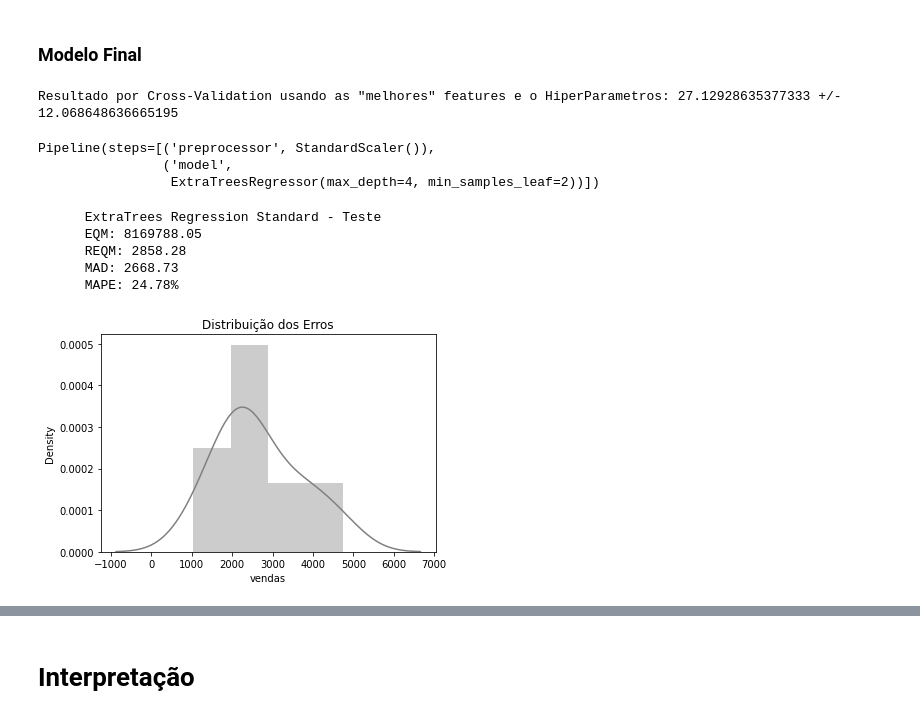
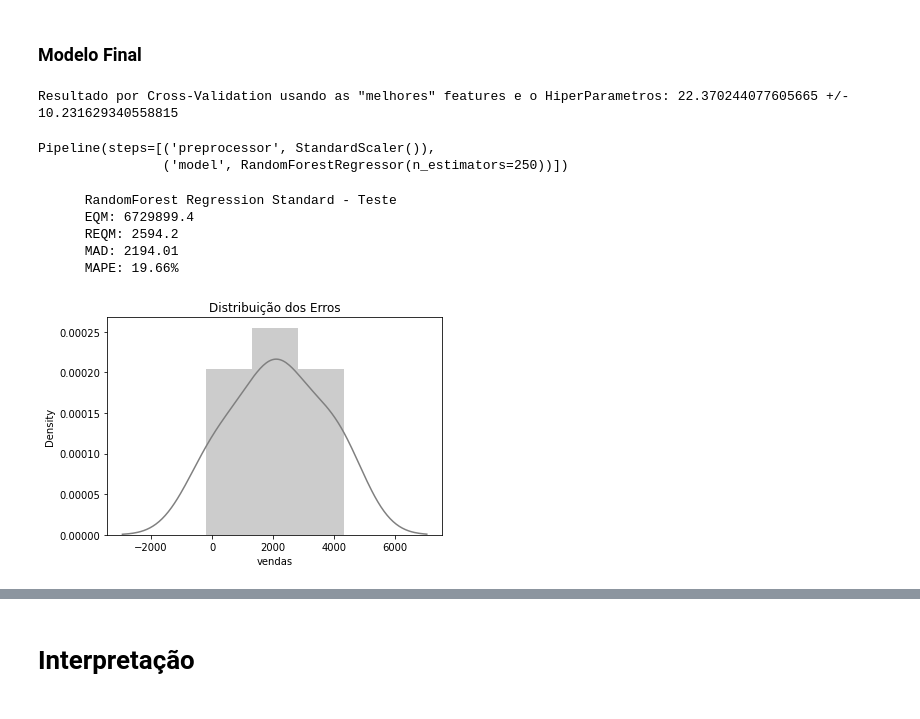
Before and after one commit to thiago-osorio/digital-house, a Jupyter notebook: projeto_integrador/Notebooks/modelagem.ipynb, the cells around one changed output, grey strips where cells are left out. Saved outputs shown, nothing was run; the diff lists cells and outputs as text; code cells hidden in the pictures.

Commit message:
Ajustes modelagem
Trocando o algoritmo principal do modelo

```diff
--- a/projeto_integrador/Notebooks/modelagem.ipynb
+++ b/projeto_integrador/Notebooks/modelagem.ipynb
@@ -488,7 +489,7 @@ params = {"model__max_depth": [None, 4, 8, 12, 16, 20],
           "model__n_estimators": np.arange(100,650,50)
           }
 # %%
-grid = GridSearchCV(pipe_et, param_grid=params, scoring='neg_mean_absolute_percentage_error', cv=tss, n_jobs=-1, verbose=1)
+grid = GridSearchCV(pipe_ensemble, param_grid=params, scoring='neg_mean_absolute_percentage_error', cv=tss, n_jobs=-1, verbose=1)
 grid.fit(X_r_treino_bfs, y_r_treino)
 # %% [output]
 Fitting 2 folds for each of 5940 candidates, totalling 11880 fits
@@ -511,45 +512,44 @@ grid.best_params_
 # %% [markdown]
 ### Modelo Final
 # %%
-pipe_et_tuned = Pipeline(steps=[
+pipe_ensemble_tuned = Pipeline(steps=[
     ('preprocessor', StandardScaler()),
-    ('model', ExtraTreesRegressor(max_depth=grid.best_params_['model__max_depth'],
+    ('model', RandomForestRegressor(max_depth=grid.best_params_['model__max_depth'],
                                   min_samples_leaf=grid.best_params_['model__min_samples_leaf'],
                                   min_samples_split=grid.best_params_['model__min_samples_split'],
                                   n_estimators=grid.best_params_['model__n_estimators']))
 ])
 # %%
-cv_bfs_tuned = cross_val_score(pipe_et_tuned, X_r_treino_bfs, y_r_treino, cv=tss, scoring='neg_mean_absolute_percentage_error')
+cv_bfs_tuned = cross_val_score(pipe_ensemble_tuned, X_r_treino_bfs, y_r_treino, cv=tss, scoring='neg_mean_absolute_percentage_error')
 print(f'''Resultado por Cross-Validation usando as "melhores" features e o HiperParametros: {cv_bfs_tuned.mean()*(-100)} +/- {cv_bfs_tuned.std()*(100)}''')
 # %% [output]
-Resultado por Cross-Validation usando as "melhores" features e o HiperParametros: 27.12928635377333 +/- 12.068648636665195
+Resultado por Cross-Validation usando as "melhores" features e o HiperParametros: 22.370244077605665 +/- 10.231629340558815
 # %%
-pipe_et_tuned.fit(X_r_treino_bfs, y_r_treino)
+pipe_ensemble_tuned.fit(X_r_treino_bfs, y_r_treino)
 # %% [output]
 Pipeline(steps=[('preprocessor', StandardScaler()),
-                ('model',
-                 ExtraTreesRegressor(max_depth=4, min_samples_leaf=2))])
+                ('model', RandomForestRegressor(n_estimators=250))])
 # %%
 X_r_teste_bfs = X_r_teste.loc[:,bfs_features]
-pred_teste_et_tuned = pipe_et_tuned.predict(X_r_teste_bfs)
+pred_teste_ensemble_tuned = pipe_ensemble_tuned.predict(X_r_teste_bfs)
 
-mse = metrics.mean_squared_error(y_r_teste, pred_teste_et_tuned)
-rmse = metrics.mean_squared_error(y_r_teste, pred_teste_et_tuned, squared=False)
-mad = metrics.mean_absolute_error(y_r_teste, pred_teste_et_tuned)
-mape = metrics.mean_absolute_percentage_error(y_r_teste, pred_teste_et_tuned)
+mse = metrics.mean_squared_error(y_r_teste, pred_teste_ensemble_tuned)
+rmse = metrics.mean_squared_error(y_r_teste, pred_teste_ensemble_tuned, squared=False)
+mad = metrics.mean_absolute_error(y_r_teste, pred_teste_ensemble_tuned)
+mape = metrics.mean_absolute_percentage_error(y_r_teste, pred_teste_ensemble_tuned)
 
 print(f'''
-      ExtraTrees Regression Standard - Teste
+      RandomForest Regression Standard - Teste
       EQM: {round(mse,2)}
       REQM: {round(rmse,2)}
       MAD: {round(mad,2)}
       MAPE: {round(mape*100,2)}%
       ''')
 # %% [output]
-      ExtraTrees Regression Standard - Teste
-      EQM: 8169788.05
-      REQM: 2858.28
-      MAD: 2668.73
-      MAPE: 24.78%
+      RandomForest Regression Standard - Teste
+      EQM: 6729899.4
+      REQM: 2594.2
+      MAD: 2194.01
+      MAPE: 19.66%
 # %%
 fig = go.Figure(data=[
@@ -560,11 +560,11 @@ fig.update_layout(font=dict(color='black'), title_text='Real vs. Previsto (Extra
 fig.show()
 # %%
-erro_et = y_r_teste - pred_teste_et_tuned
+erro_et = y_r_teste - pred_teste_ensemble_tuned
 sns.distplot(erro_et, color='gray')
 plt.title('Distribuição dos Erros')
 plt.show()
 # %% [output]
-[figure, old version]
+[figure, new version]
 # %%
 normal_test(erro_et)
 # %% [output]
```
Also changed, not shown: parts of 31 cells of this notebook, 3 other files.
